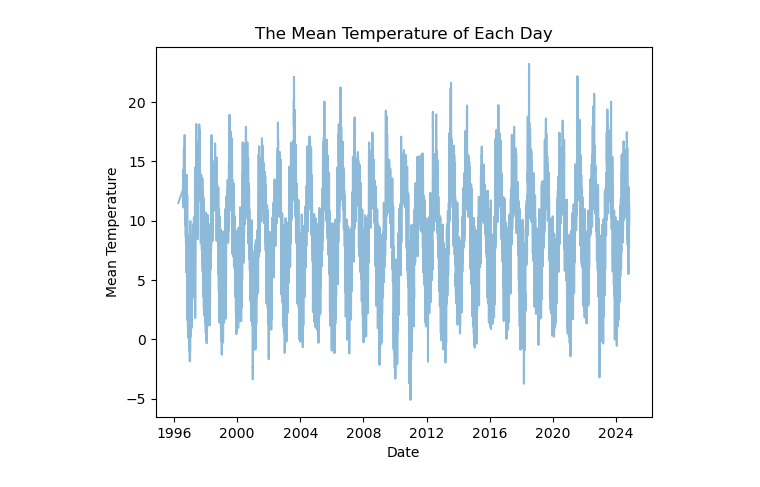
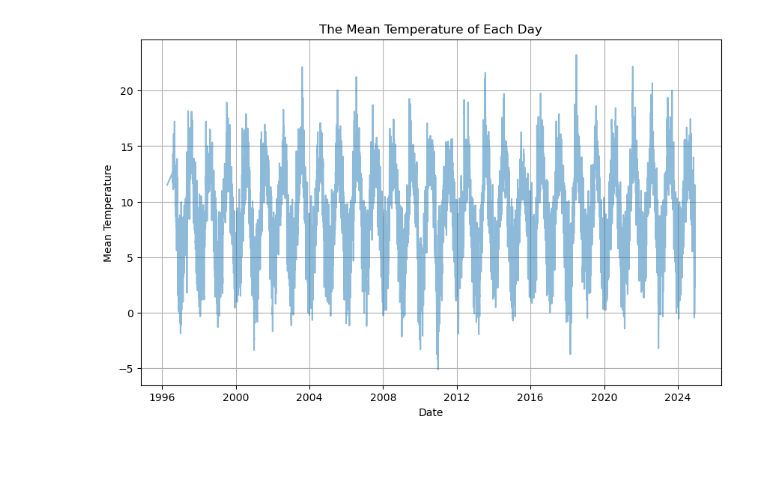
Before and after one commit to Sxnds01/PFDA-assignments, a Jupyter notebook: assignment_6_weather.ipynb, the cells around one changed output. Cells and saved outputs as stored; diff of their text form; code cells hidden in the pictures; blank space fills up the shorter version.

```diff
--- a/assignment_6_weather.ipynb
+++ b/assignment_6_weather.ipynb
@@ -231,11 +226,12 @@ grouped_data.head(10)
 # %%
 # Plot the mean temperatures
-import matplotlib.pyplot as plt
 
+plt.figure(figsize=(10, 6))
 plt.plot(grouped_data['date'], grouped_data['temp'], alpha=0.5)
 plt.xlabel('Date')
 plt.ylabel('Mean Temperature')
 plt.title('The Mean Temperature of Each Day')
+plt.grid()
 plt.show()
 # %% [output]
-[figure, old version]
+[figure, new version]
```
Also changed, not shown: parts of 15 cells of this notebook.
